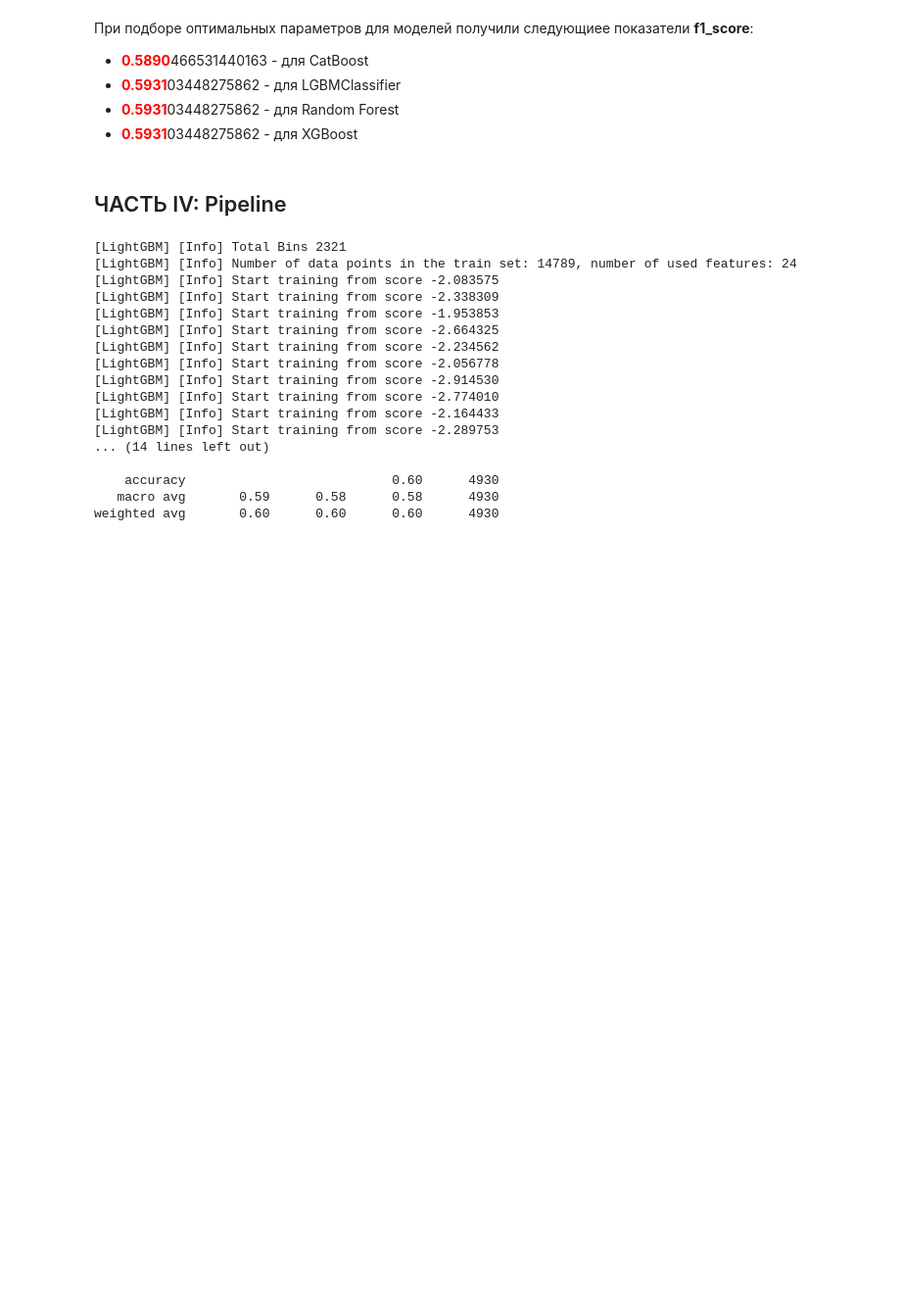
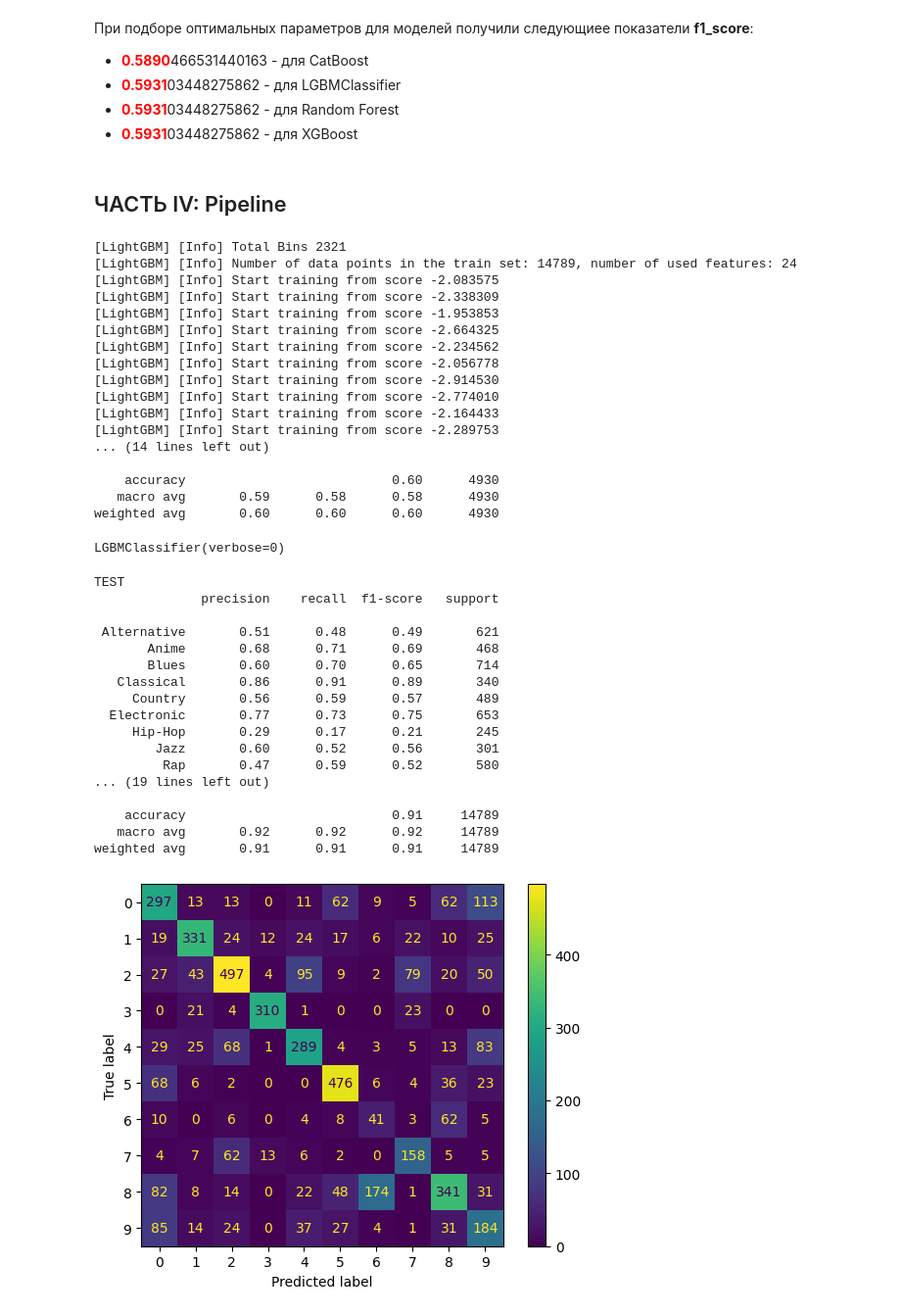
Before and after one commit to Anna-Shatalova/Rock-n-Code, a Jupyter notebook: 2024_LET'S_ROCK_N_CODE.ipynb, the cells around one changed output. Shown at 98% size. Drawn from its saved outputs; the diff is of its cells as text; code cells hidden in the pictures; blank space fills up the shorter version.

```diff
--- a/2024_LET'S_ROCK_N_CODE.ipynb
+++ b/2024_LET'S_ROCK_N_CODE.ipynb
@@ -1747,3 +1745,42 @@ print(classification_report(y_test, y_pred, target_names=label_encoder.classes_)
     accuracy                           0.60      4930
    macro avg       0.59      0.58      0.58      4930
 weighted avg       0.60      0.60      0.60      4930
+# %%
+CB_model = cb.CatBoostClassifier(verbose=0)
+LGB_model = lgb.LGBMClassifier(verbose=0)
+
+CB_model.fit(X_train, y_train)
+LGB_model.fit(X_train, y_train)
+# %% [output]
+LGBMClassifier(verbose=0)
+# %%
+# Получить отчет классификации передав в classification_report реальные метки и предсказанные
+print("TEST")
+print(classification_report(y_test, LGB_model.predict(X_test)))
+print("TRAIN")
+print(classification_report(y_train, LGB_model.predict(X_train)))
+
+# Посмотреть на матрицу ошибок, передав в plot_confusion_matrix модель, тестовые данные и тестовые метки
+cm = confusion_matrix(LGB_model.predict(X_test), y_test)
+disp = plot_confusion_matrix(cm)
+disp.plot()
+plt.show()
+# %% [output]
+TEST
+              precision    recall  f1-score   support
+
+ Alternative       0.51      0.48      0.49       621
+       Anime       0.68      0.71      0.69       468
+       Blues       0.60      0.70      0.65       714
+   Classical       0.86      0.91      0.89       340
+     Country       0.56      0.59      0.57       489
+  Electronic       0.77      0.73      0.75       653
+     Hip-Hop       0.29      0.17      0.21       245
+        Jazz       0.60      0.52      0.56       301
+         Rap       0.47      0.59      0.52       580
+... (19 lines left out)
+
+    accuracy                           0.91     14789
+   macro avg       0.92      0.92      0.92     14789
+weighted avg       0.91      0.91      0.91     14789
+[figure, added]
```
Also changed, not shown: parts of 2 cells of this notebook.
